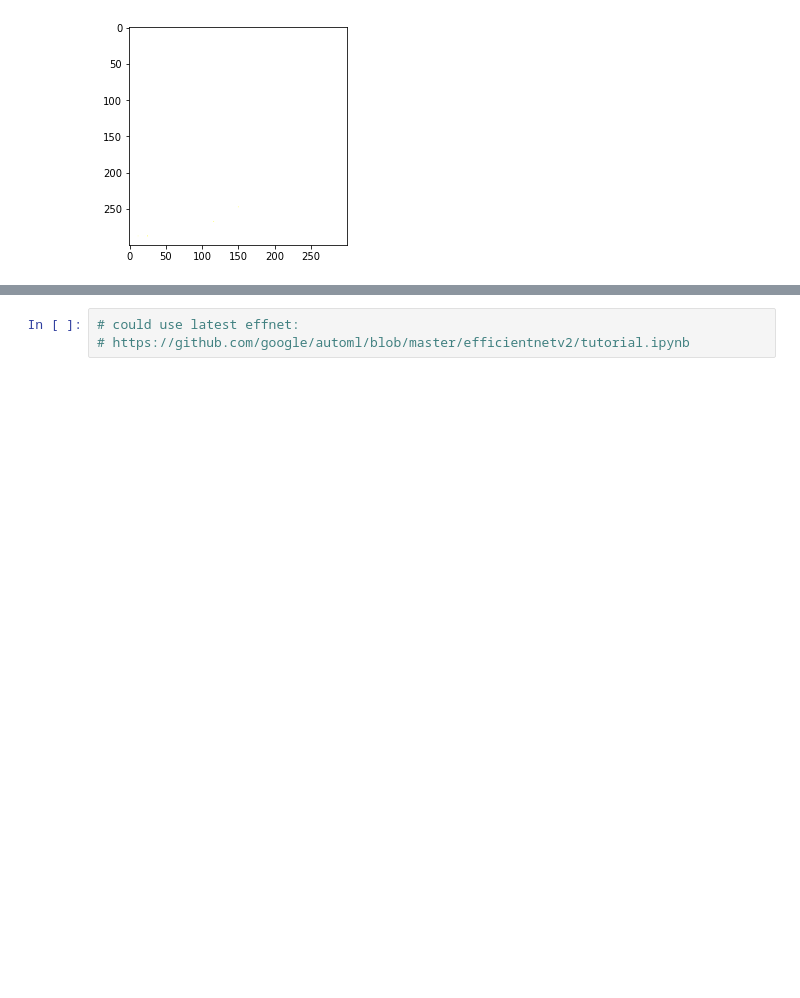
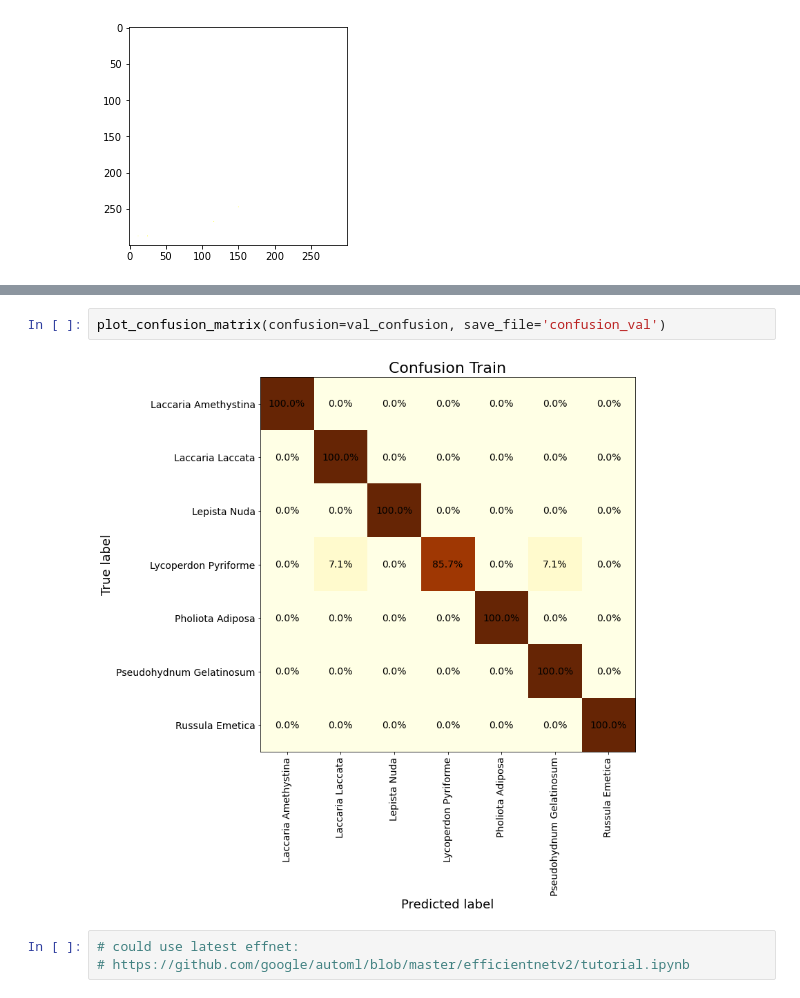
Before and after one commit to DeliciousD/Shroom_ID, a Jupyter notebook: Shrooms/Shrooms_classifier.ipynb, the cells around one changed output, grey strips where cells are left out. Cells and saved outputs as stored; diff of their text form; blank space fills up the shorter version.

```diff
--- a/Shrooms/Shrooms_classifier.ipynb
+++ b/Shrooms/Shrooms_classifier.ipynb
@@ -177,3 +234,7 @@ array([2, 4, 6, 5, 6, 4, 4, 5, 5, 1, 0, 6, 5, 3, 2, 2, 5, 0, 0, 2, 3, 5,
+# %%
+plot_confusion_matrix(confusion=val_confusion, save_file='confusion_val')
+# %% [output]
+[figure, added]
 # %%
 # could use latest effnet:
 # https://github.com/google/automl/blob/master/efficientnetv2/tutorial.ipynb
```
Also changed, not shown: parts of 17 cells of this notebook, 7 other files.
